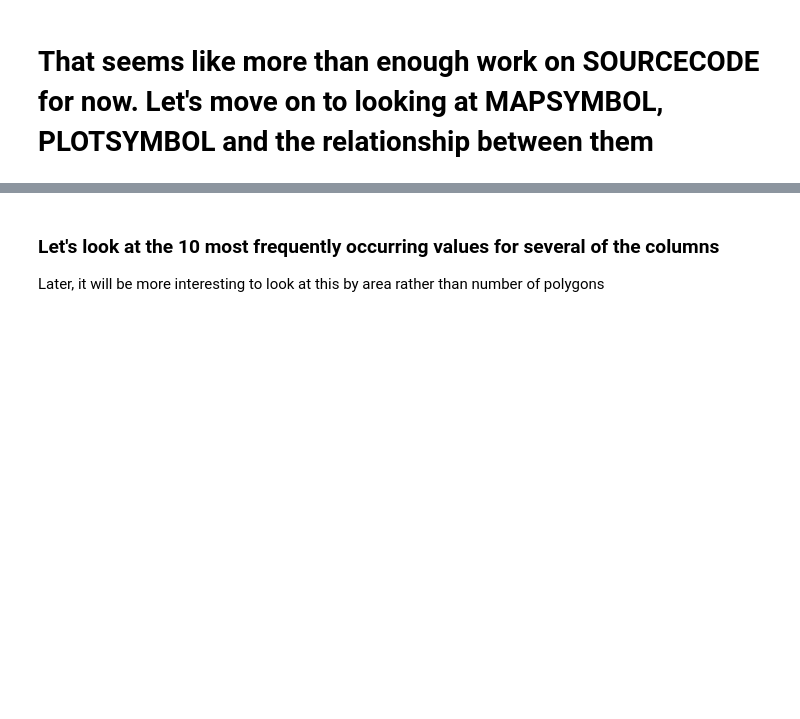
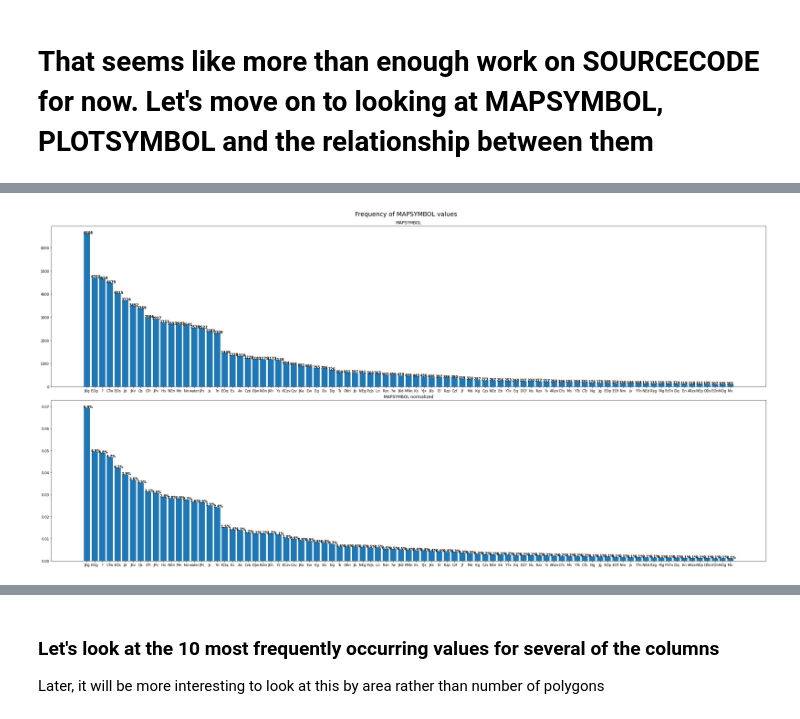
Before and after one commit to selkind/GeoMap, a Jupyter notebook: scratch.ipynb, the cells around one changed output, grey strips where cells are left out. Drawn from its saved outputs; the diff is of its cells as text; code cells hidden in the pictures; blank space fills up the shorter version.

Commit message:
set up plot and map symbol investigation

```diff
--- a/scratch.ipynb
+++ b/scratch.ipynb
@@ -19,6 +19,21 @@ import matplotlib.pyplot as plt
 from IPython.display import display
 import pprint as pp
 from tabulate import tabulate
+# %%
+def plot_value_counts(field_name, values_to_plot, counts, counts_norm):
+    fig, ax = plt.subplots(2, 1, figsize=(30,15))
+    fig.tight_layout(pad=2.0)
+    fig.subplots_adjust(top=.94)
+    fig.suptitle(f"Frequency of {field_name} values", size=18)
+
+    ax[0].set_title(field_name)
+    ax[1].set_title(f"{field_name} normalized")
+    for i, v in enumerate(counts[:values_to_plot]):
+        ax[0].text(i - .5, v, str(v), color='black', fontweight='bold')
+    for i, v in enumerate(counts_norm[:values_to_plot]):
+        ax[1].text(i - .5, v, f"{str(v * 100)[:3]}%", color='black', fontweight='bold')
+    ax[0].bar(counts.index[:values_to_plot], counts[:values_to_plot])
+    ax[1].bar(counts_norm.index[:values_to_plot], counts_norm[:values_to_plot])
 # %%
 geol_path = f"{os.getcwd()}/data/ATA_SCAR_GeoMAP_geology.gdb"
 print(geol_path)
@@ -313,0 +317,4 @@ dtype: int64
+# %%
+map_sym_counts = data["MAPSYMBOL"].value_counts(ascending=False)
+map_sym_counts_norm = data["MAPSYMBOL"].value_counts(ascending=False, normalize=True)
+print(map_sym_counts)
@@ -313,0 +334,4 @@ dtype: int64
+# %%
+plot_value_counts("MAPSYMBOL", 85, map_sym_counts, map_sym_counts_norm)
+# %% [output]
+[figure, added]
```
Also changed, not shown: parts of 13 cells of this notebook.
